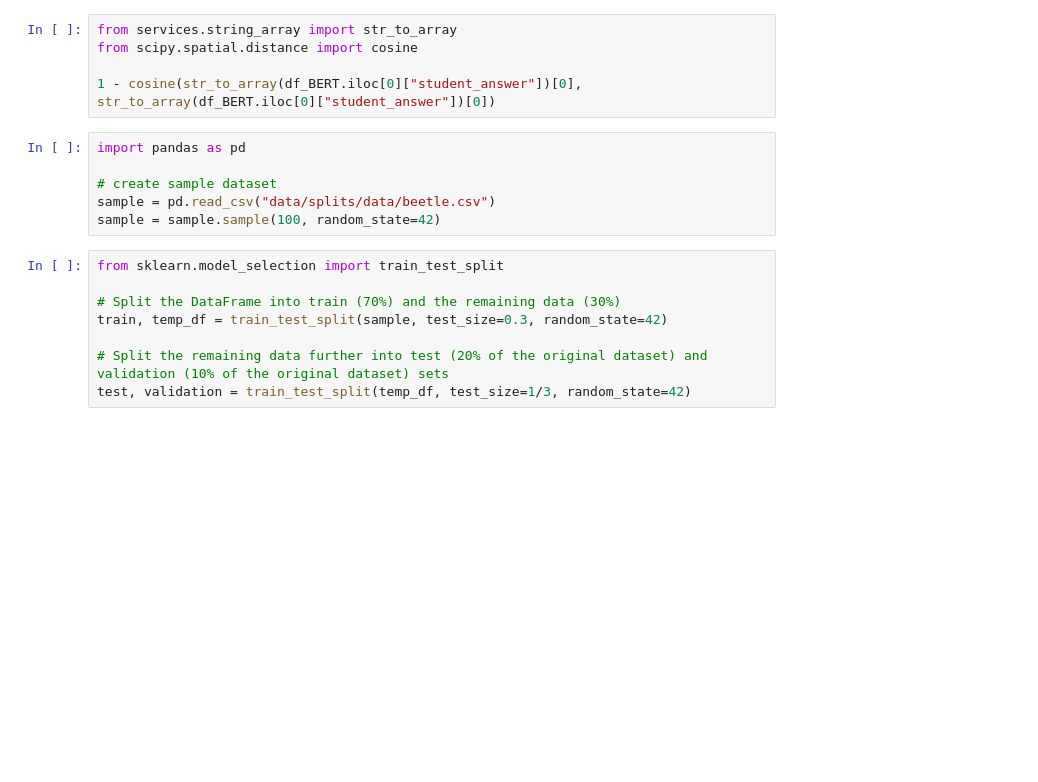
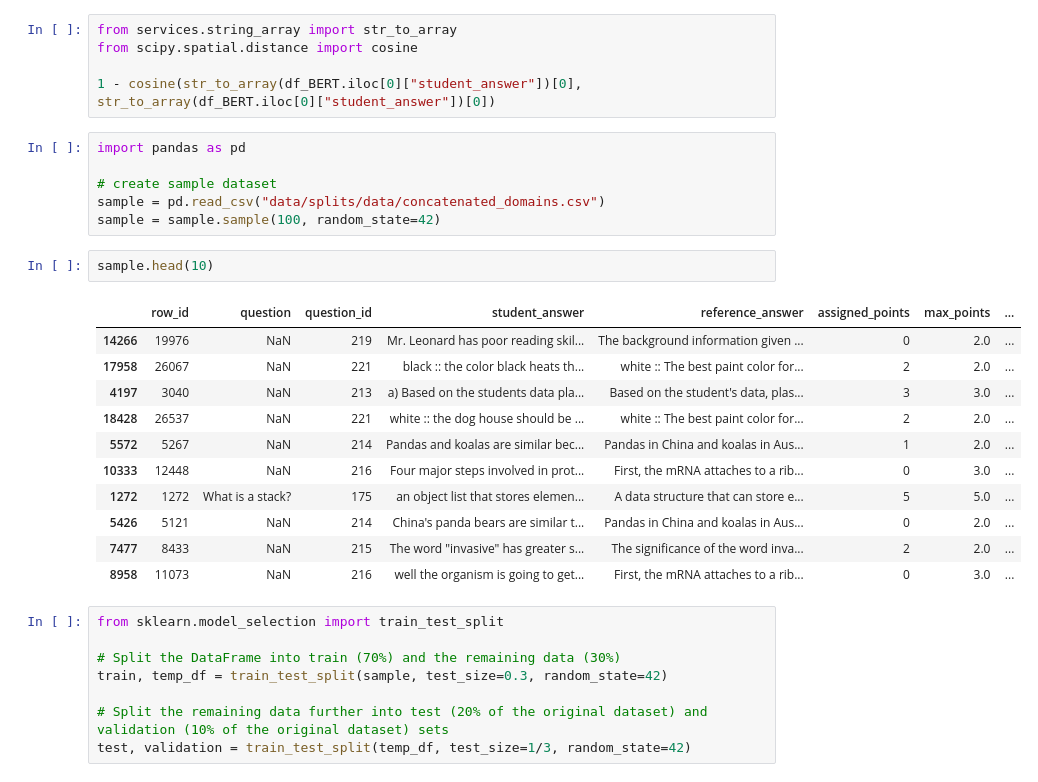
Before and after one commit to OlafVrijmoet/Thesis, a Jupyter notebook: for_testing.ipynb, the cells around one changed output. Saved outputs shown, nothing was run; the diff lists cells and outputs as text; blank space fills up the shorter version.

```diff
--- a/for_testing.ipynb
+++ b/for_testing.ipynb
@@ -149,8 +149,22 @@ from scipy.spatial.distance import cosine
 import pandas as pd
 
 # create sample dataset
-sample = pd.read_csv("data/splits/data/beetle.csv")
+sample = pd.read_csv("data/splits/data/concatenated_domains.csv")
 sample = sample.sample(100, random_state=42)
+# %%
+sample.head(10)
+# %% [output]
+|  | row_id | question | question_id | student_answer | reference_answer | assigned_points | max_points | ... |
+| 14266 | 19976 | NaN | 219 | Mr. Leonard has poor reading skil... | The background information given ... | 0 | 2.0 | ... |
+| 17958 | 26067 | NaN | 221 | black :: the color black heats th... | white :: The best paint color for... | 2 | 2.0 | ... |
+| 4197 | 3040 | NaN | 213 | a) Based on the students data pla... | Based on the student's data, plas... | 3 | 3.0 | ... |
+| 18428 | 26537 | NaN | 221 | white :: the dog house should be ... | white :: The best paint color for... | 2 | 2.0 | ... |
+| 5572 | 5267 | NaN | 214 | Pandas and koalas are similar bec... | Pandas in China and koalas in Aus... | 1 | 2.0 | ... |
+| 10333 | 12448 | NaN | 216 | Four major steps involved in prot... | First, the mRNA attaches to a rib... | 0 | 3.0 | ... |
+| 1272 | 1272 | What is a stack? | 175 | an object list that stores elemen... | A data structure that can store e... | 5 | 5.0 | ... |
+| 5426 | 5121 | NaN | 214 | China's panda bears are similar t... | Pandas in China and koalas in Aus... | 0 | 2.0 | ... |
+| 7477 | 8433 | NaN | 215 | The word "invasive" has greater s... | The significance of the word inva... | 2 | 2.0 | ... |
+| 8958 | 11073 | NaN | 216 | well the organism is going to get... | First, the mRNA attaches to a rib... | 0 | 3.0 | ... |
 # %%
 from sklearn.model_selection import train_test_split
 
```
Also changed, not shown: parts of 5 cells of this notebook, 48 other files.
